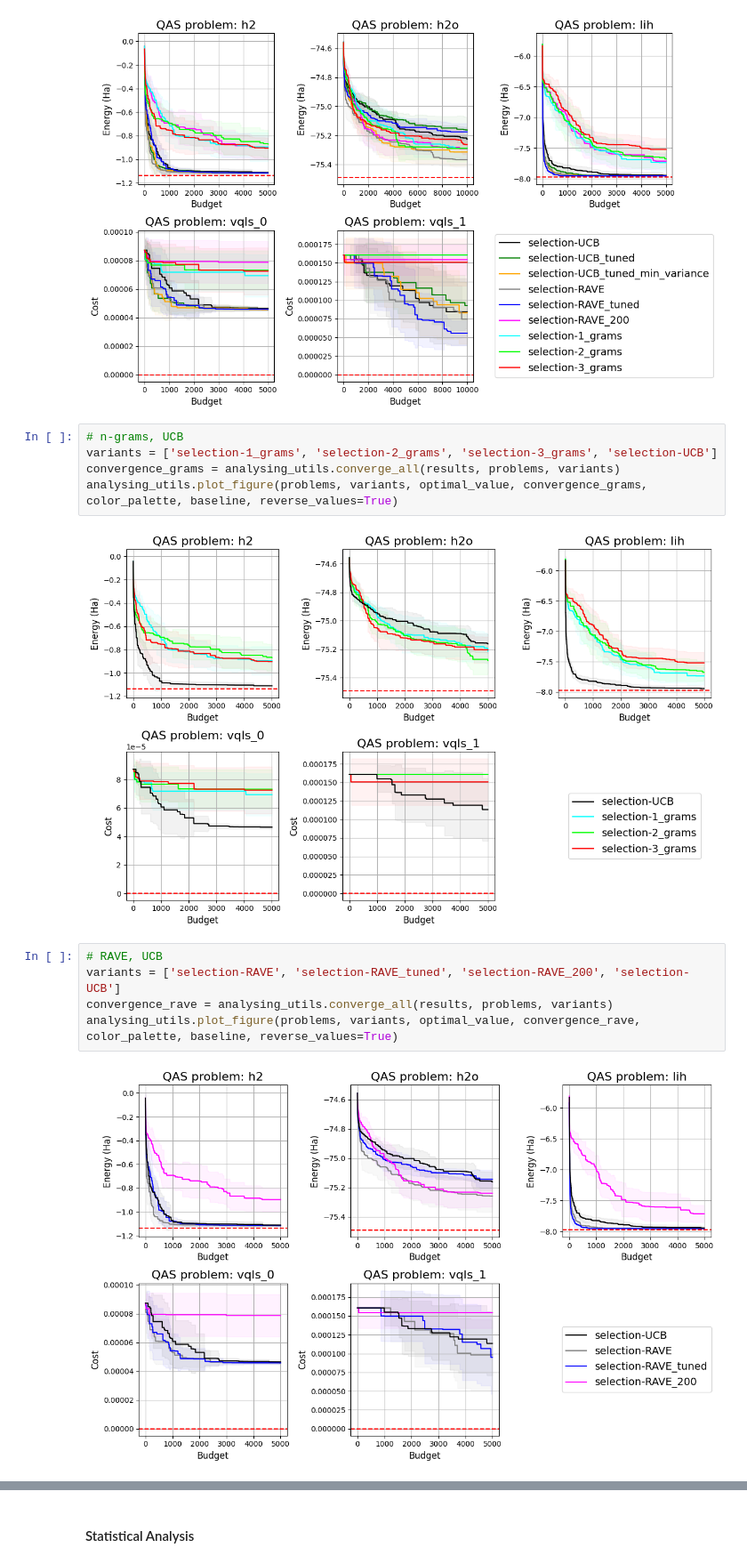
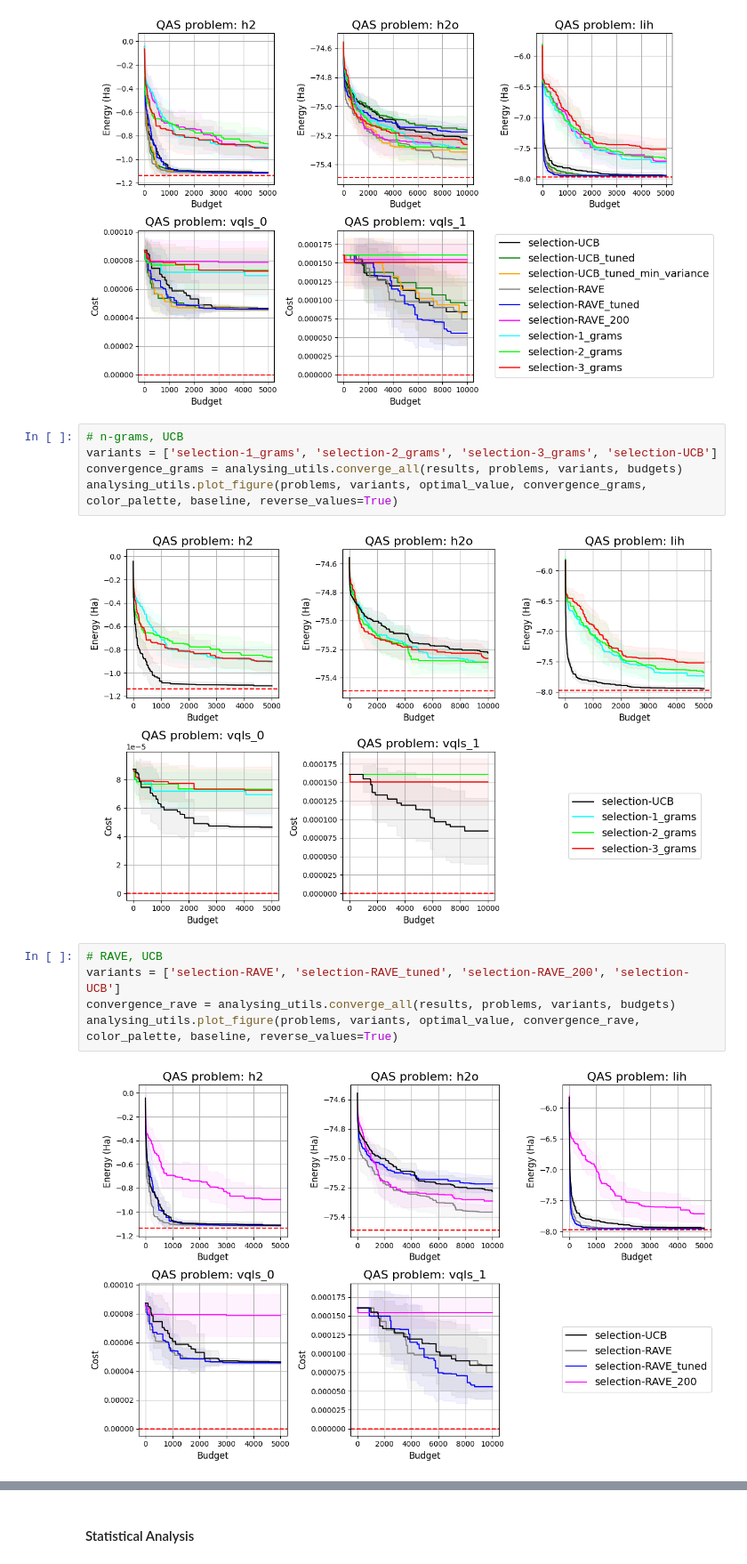
Before and after one commit to geordangesink/PWMCTS_QAS-selection_strategies, a Jupyter notebook: different_selections.ipynb, the cells around one changed output, grey strips where cells are left out. Shown at 89% size. Cells and saved outputs as stored; diff of their text form.

```diff
--- a/different_selections.ipynb
+++ b/different_selections.ipynb
@@ -333,17 +333,17 @@ analysing_utils.plot_figure(problems, variants, optimal_value, convergence, colo
 # %%
 # n-grams, UCB
 variants = ['selection-1_grams', 'selection-2_grams', 'selection-3_grams', 'selection-UCB']
-convergence_grams = analysing_utils.converge_all(results, problems, variants)
+convergence_grams = analysing_utils.converge_all(results, problems, variants, budgets)
 analysing_utils.plot_figure(problems, variants, optimal_value, convergence_grams, color_palette, baseline, reverse_values=True)
 # %% [output]
-[figure, old version]
+[figure, new version]
 # %%
 # RAVE, UCB
 variants = ['selection-RAVE', 'selection-RAVE_tuned', 'selection-RAVE_200', 'selection-UCB']
-convergence_rave = analysing_utils.converge_all(results, problems, variants)
+convergence_rave = analysing_utils.converge_all(results, problems, variants, budgets)
 analysing_utils.plot_figure(problems, variants, optimal_value, convergence_rave, color_palette, baseline, reverse_values=True)
 # %% [output]
-[figure, old version]
+[figure, new version]
 # %%
 # all UCB
 variants = ['selection-UCB', 'selection-UCB_tuned', 'selection-UCB_tuned_min_variance']
```
Also changed, not shown: parts of 3 cells of this notebook, 3 other files.
